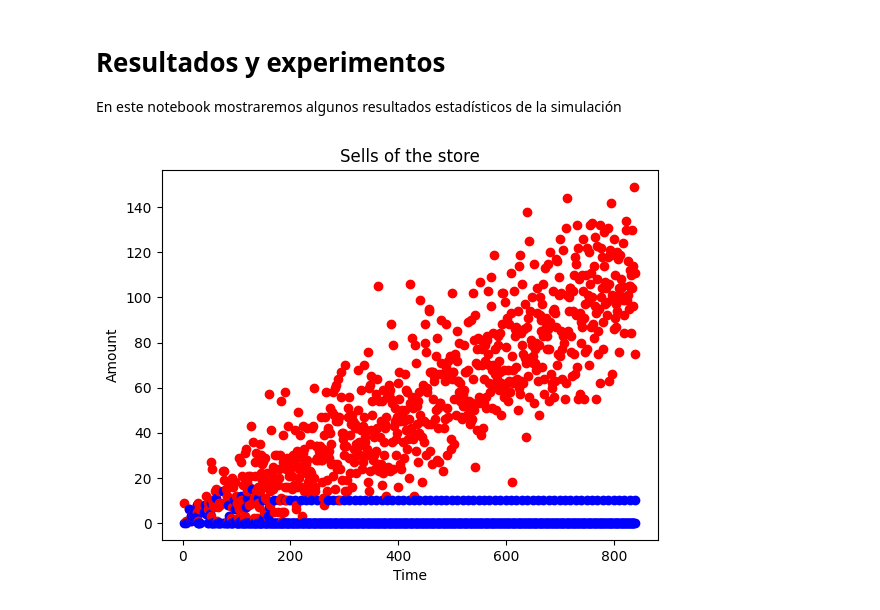
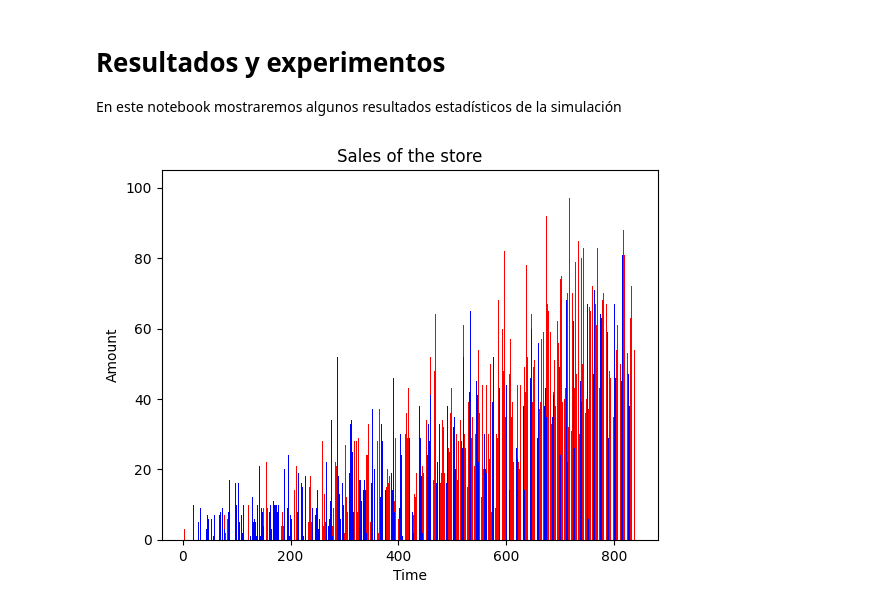
Before and after one commit to IronBeardX/sim_project, a Jupyter notebook: clean_code/results.ipynb, the cells around one changed output. Saved outputs shown, nothing was run; the diff lists cells and outputs as text; code cells hidden in the pictures.

```diff
--- a/clean_code/results.ipynb
+++ b/clean_code/results.ipynb
@@ -7,18 +7,14 @@ from simulation_engine import *
 
 simulation_time:int = 14 * 60 # 14 hours * 60 min = 840
 # The simulation time is in minutes
-sim = InventorySimulation(sim_duration=simulation_time)
+sim = InventorySimulation(sim_duration=simulation_time, s=10, S= 200)
 sim.run()
-
-# registry = sim.registry
-
-# registry.balance_registry
 # %%
 from sim_stats import FlattenRegistry, SimStatistics
 
 sim_statistics = SimStatistics(sim.registry)
 
 # plotting the seels of the store
-sim_statistics.plot_sells()
+sim_statistics.plot_bar_sell()
 # %% [output]
-[figure, old version]
+[figure, new version]
```
Also changed, not shown: parts of 2 cells of this notebook, 4 other files.
